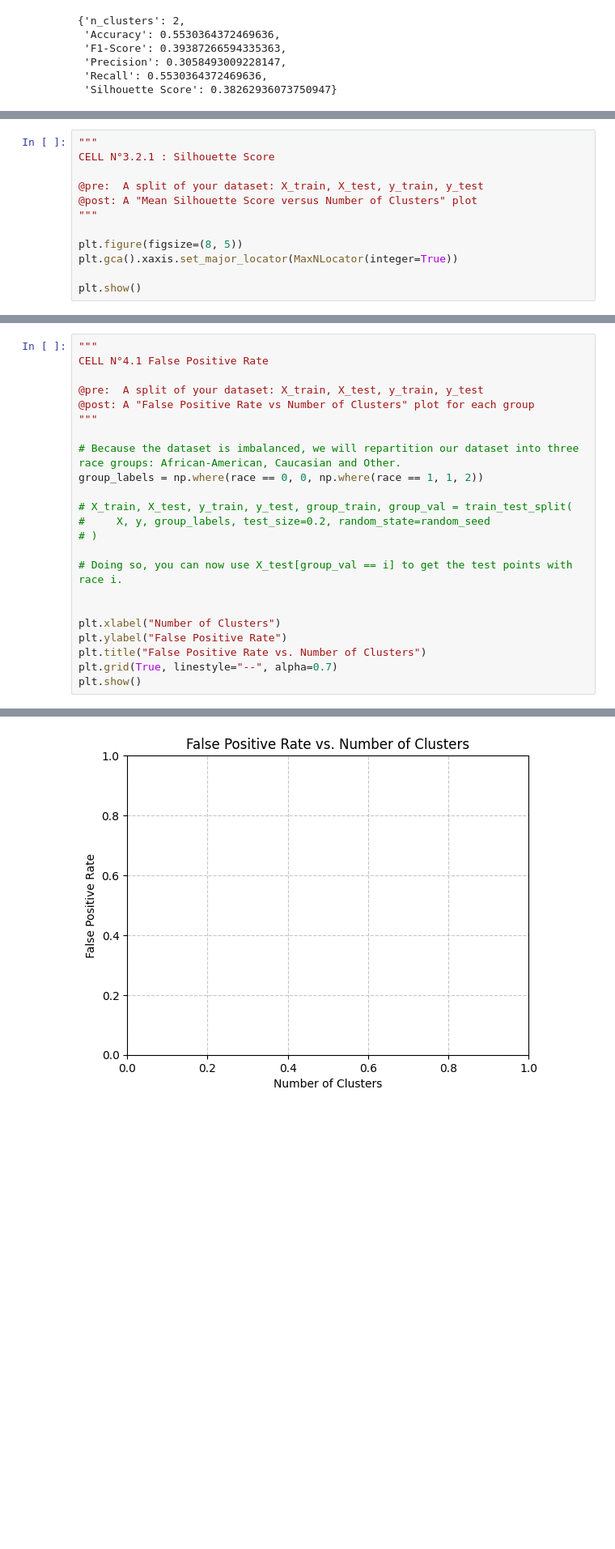
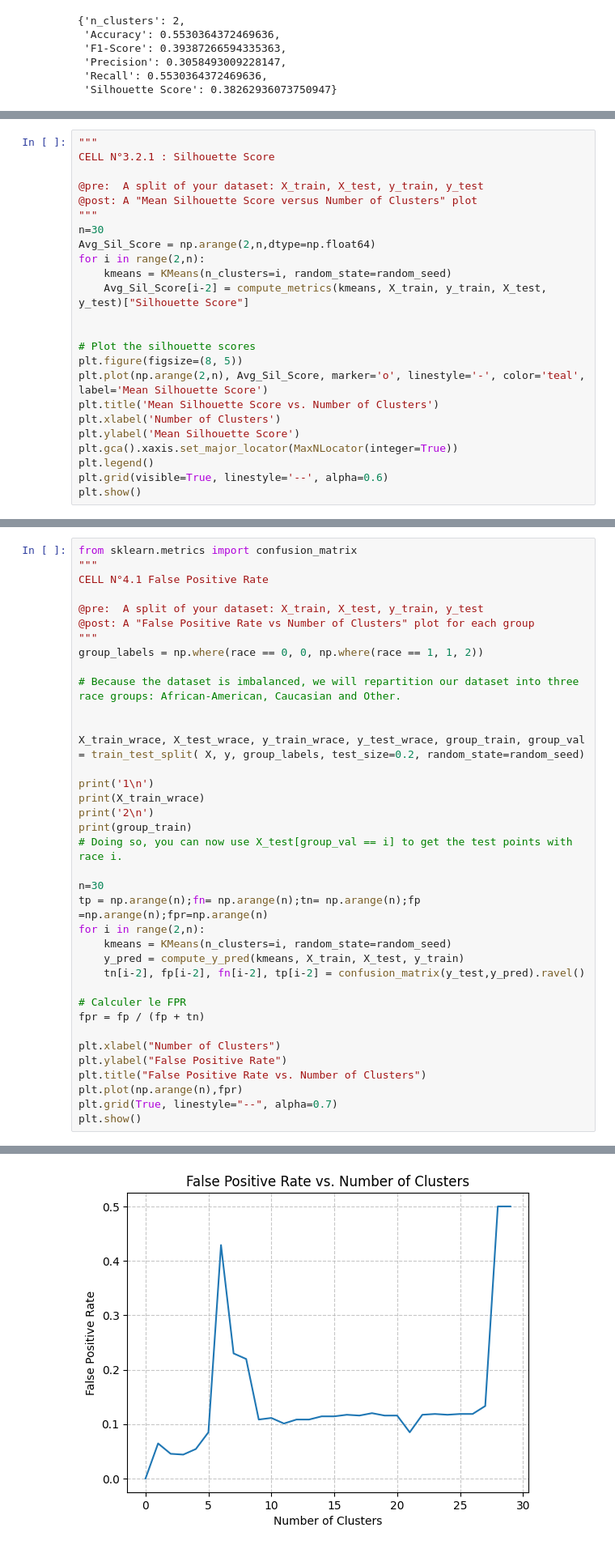
Before and after one commit to Potomolo/LEPL1109-CraHackaton, a Jupyter notebook: Hackaton_3/H3-Clustering-Student.ipynb, the cells around one changed output, grey strips where cells are left out. Shown at 81% size. Drawn from its saved outputs; the diff is of its cells as text; blank space fills up the shorter version.

```diff
--- a/Hackaton_3/H3-Clustering-Student.ipynb
+++ b/Hackaton_3/H3-Clustering-Student.ipynb
@@ -1100,9 +1098,21 @@ CELL N°3.2.1 : Silhouette Score
 @pre:  A split of your dataset: X_train, X_test, y_train, y_test
 @post: A "Mean Silhouette Score versus Number of Clusters" plot
 """
+n=30
+Avg_Sil_Score = np.arange(2,n,dtype=np.float64)
+for i in range(2,n):
+    kmeans = KMeans(n_clusters=i, random_state=random_seed)
+    Avg_Sil_Score[i-2] = compute_metrics(kmeans, X_train, y_train, X_test, y_test)["Silhouette Score"]
 
+
+# Plot the silhouette scores
 plt.figure(figsize=(8, 5))
+plt.plot(np.arange(2,n), Avg_Sil_Score, marker='o', linestyle='-', color='teal', label='Mean Silhouette Score')
+plt.title('Mean Silhouette Score vs. Number of Clusters')
+plt.xlabel('Number of Clusters')
+plt.ylabel('Mean Silhouette Score')
 plt.gca().xaxis.set_major_locator(MaxNLocator(integer=True))
-
+plt.legend()
+plt.grid(visible=True, linestyle='--', alpha=0.6)
 plt.show()
 # %% [output]
@@ -1203,26 +1212,40 @@ A fair model would have the same FPR across all groups.
  As for the purity and entropy metrics, the false positive rate metric uses the true labels, you should therefore make a train/test split before hand.
 </div>
 # %%
+from sklearn.metrics import confusion_matrix
 """
 CELL N°4.1 False Positive Rate
 
 @pre:  A split of your dataset: X_train, X_test, y_train, y_test
 @post: A "False Positive Rate vs Number of Clusters" plot for each group
 """
+group_labels = np.where(race == 0, 0, np.where(race == 1, 1, 2))
 
 # Because the dataset is imbalanced, we will repartition our dataset into three race groups: African-American, Caucasian and Other.
-group_labels = np.where(race == 0, 0, np.where(race == 1, 1, 2))
 
-# X_train, X_test, y_train, y_test, group_train, group_val = train_test_split(
-#     X, y, group_labels, test_size=0.2, random_state=random_seed
-# )
 
+X_train_wrace, X_test_wrace, y_train_wrace, y_test_wrace, group_train, group_val = train_test_split( X, y, group_labels, test_size=0.2, random_state=random_seed)
+
+print('1\n')
+print(X_train_wrace)
+print('2\n')
+print(group_train)
 # Doing so, you can now use X_test[group_val == i] to get the test points with race i.
 
+n=30
+tp = np.arange(n);fn= np.arange(n);tn= np.arange(n);fp =np.arange(n);fpr=np.arange(n)
+for i in range(2,n):
+    kmeans = KMeans(n_clusters=i, random_state=random_seed)
+    y_pred = compute_y_pred(kmeans, X_train, X_test, y_train)
+    tn[i-2], fp[i-2], fn[i-2], tp[i-2] = confusion_matrix(y_test,y_pred).ravel()
+
+# Calculer le FPR
+fpr = fp / (fp + tn)
 
 plt.xlabel("Number of Clusters")
 plt.ylabel("False Positive Rate")
 plt.title("False Positive Rate vs. Number of Clusters")
+plt.plot(np.arange(n),fpr)
 plt.grid(True, linestyle="--", alpha=0.7)
 plt.show()
 # %% [output]
@@ -1229,4 +1269,4 @@ plt.show()
-[figure, old version]
+[figure, new version]
 # %% [markdown]
 <br>
 <font size=5 color=#009999> <b>4.2 Demographic Parity</b> <br>
```
Also changed, not shown: parts of 5 cells of this notebook.
